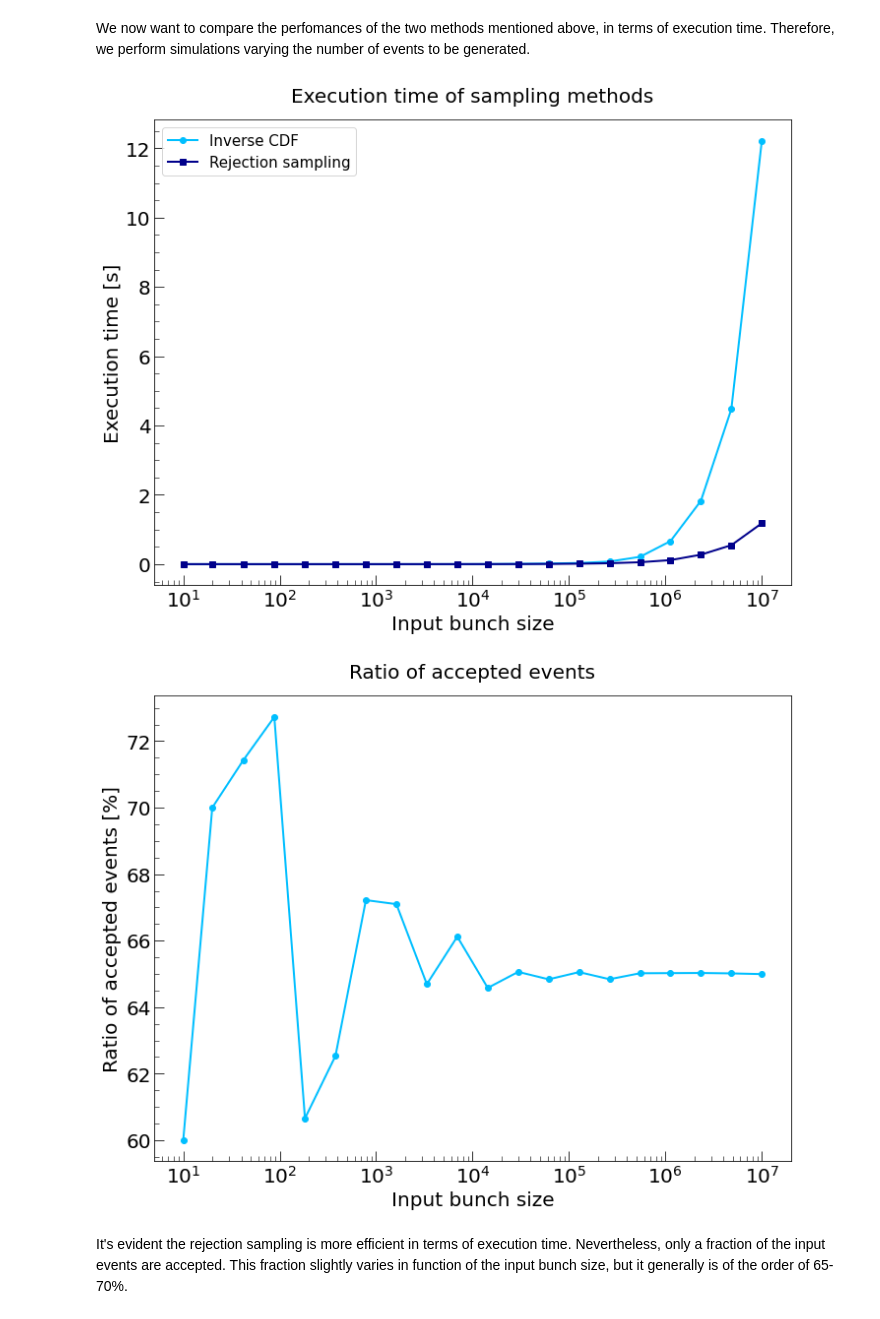
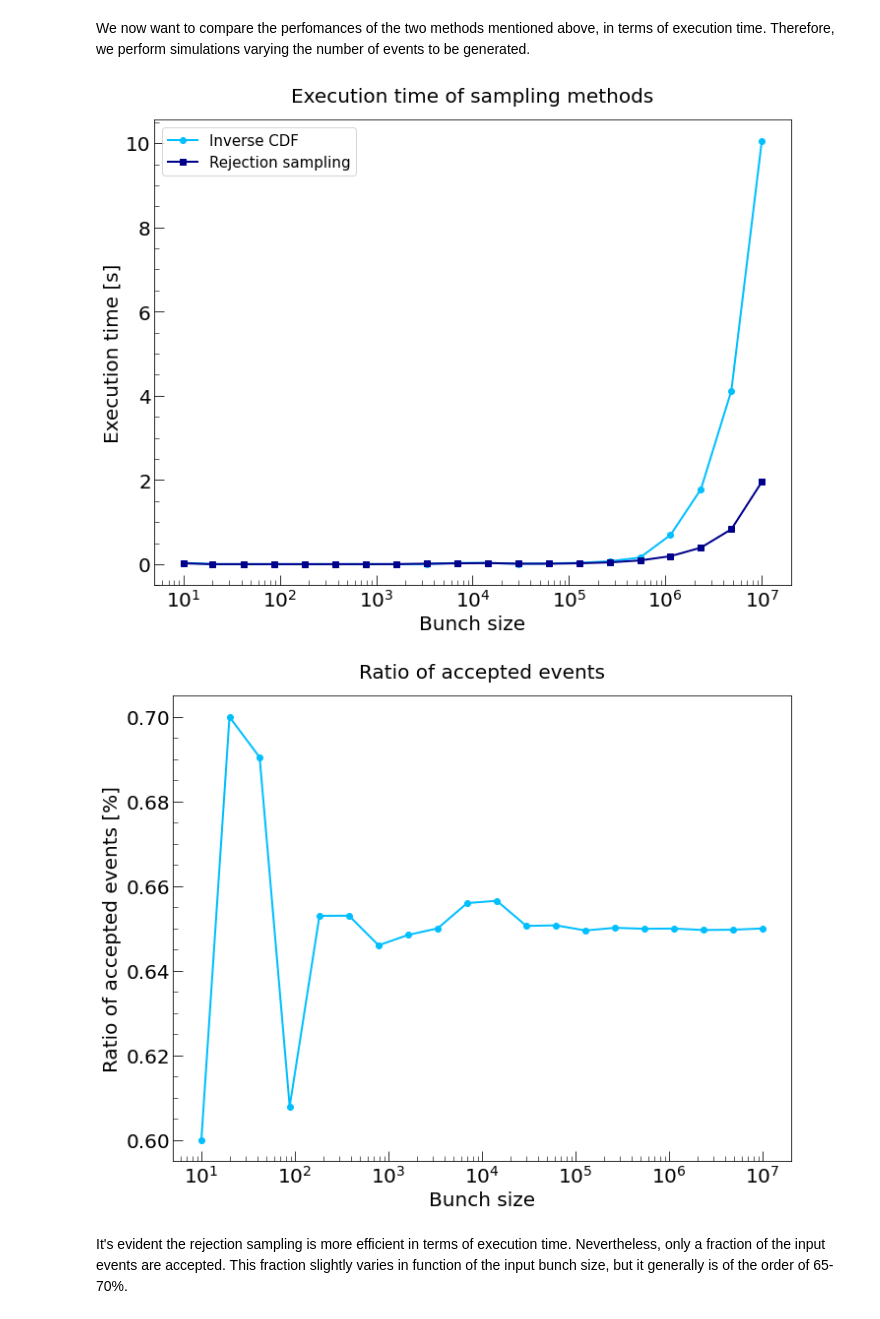
Before and after one commit to vanessacerrone/LEMMA_project, a Jupyter notebook: project_final.ipynb, the cells around one changed output. Saved outputs shown, nothing was run; the diff lists cells and outputs as text; code cells hidden in the pictures.

```diff
--- a/project_final.ipynb
+++ b/project_final.ipynb
@@ -1032,7 +1032,7 @@ In particular, we will compare the obtained angular distribution.
 # %%
 N = 10**6
 
-def hit_miss(sqr_s,dist,limits,bunch_size = 10**5):
+def hit_miss(sqr_s,dist,limits,bunch_size = 10**6):
     '''
     Function that generates one batch of scattering events using rejection sampling
 
@@ -1054,26 +1054,30 @@ def hit_miss(sqr_s,dist,limits,bunch_size = 10**5):
     u1 = limits[0] # minimum of sampling distribution
     u2 = limits[1] # maximum of sampling distribution
 
-    u = np.random.uniform(u1,u2,bunch_size)
+    u = np.random.uniform(u1,u2,2*bunch_size)
 
     lower = 0                        # accept-reject minimum for each point
     upper = np.max(dist(sqr_s**2,u)) # accept-reject maximum for each point
 
-    v = np.random.uniform(lower,upper,bunch_size)
+    v = np.random.uniform(lower,upper,2*bunch_size)
 
     # accepted points
     points = u[v < dist(sqr_s**2,u)]
 
-    return points
+    efficiency = len(points) / (2*bunch_size)
+
+    points = points[:bunch_size]
+
+    return points, efficiency
 # %%
 import time
 
 start = time.time()
-theta_samples = hit_miss(225.,ang,(0,np.pi),10**6)
+theta_samples,ratio = hit_miss(225.,ang,(0,np.pi),10**6)
 end = time.time()
 
 time_HM = round(end - start,3)
 
 print('Execution time: ',time_HM, 'sec for ',N, 'iterations')
-print('Accepted events ratio:', len(theta_samples)/N)
+print('Accepted events ratio:', ratio)
 # %% [output]
@@ -1115,7 +1119,7 @@ N_val = np.logspace(1,7,20, dtype = int)
 
 times_CDF = []
 times_HM = []
-
+ratio = []
 ### First method - CDF inversion ###
 for i in range(0,len(N_val)):
     theta = np.linspace(0, np.pi, N_val[i])
@@ -1129,9 +1133,10 @@ for i in range(0,len(N_val)):
 ### Second method - Rejection sampling ###
 for i in range(0,len(N_val)):
     start = time.time()
-    theta_samples = hit_miss(225.,ang,(0,np.pi),N_val[i])
+    theta_samples, efficiency = hit_miss(225.,ang,(0,np.pi),N_val[i])
     end = time.time()
     times_HM.append(round(end - start,6))
+    ratio.append(efficiency)
 # %%
 # Plot the results
 fig, ax = plt.subplots(1, figsize = (10,8))
@@ -1141,7 +1146,7 @@ ax.plot(N_val, times_HM,marker = 's', linewidth = 2, label = 'Rejection sampling
 
 ax.set_title('Execution time of sampling methods' ,fontsize = 20, pad = 18)
 ax.set_ylabel('Execution time [s]',fontsize = 20)
-ax.set_xlabel('Input bunch size',fontsize = 20)
+ax.set_xlabel('Bunch size',fontsize = 20)
 ax.tick_params(axis = 'both', which = 'major', direction = 'in', length = 10, labelsize = 20)
 ax.tick_params(axis = 'both', which = 'minor', direction = 'in', length = 5)
 ax.minorticks_on()
@@ -1149,38 +1154,32 @@ ax.set_xscale('log')
 ax.legend(loc='best', fontsize=15, ncol = 1)
 
 fig.tight_layout()
-#fig.savefig('figures/ex_time.pdf')
 plt.show()
 # %% [output]
-[figure, old version]
+[figure, new version]
 # %%
 # Evaluate the fraction of accepted events with rejection sampling method
 N_val = np.logspace(1,7,20, dtype=int)
 
-ratio = []
-
-for i in range(0,len(N_val)):
-    theta_samples = hit_miss(225.,ang,(0,np.pi), N_val[i])
-    ratio.append(100 * len(theta_samples) / N_val[i])
 
 # Plot the results
 fig, ax = plt.subplots(1, figsize = (10,8))
 
 ax.plot(N_val,ratio,marker = 'o',linewidth=2, color = 'deepskyblue')
 
 ax.set_title('Ratio of accepted events' ,fontsize = 20, pad = 18)
 ax.set_ylabel('Ratio of accepted events [%]',fontsize = 20)
-ax.set_xlabel('Input bunch size',fontsize = 20)
+ax.set_xlabel('Bunch size',fontsize = 20)
 ax.tick_params(axis = 'both', which = 'major', direction = 'in', length = 10, labelsize = 20)
 ax.tick_params(axis = 'both', which = 'minor', direction = 'in', length = 5)
 ax.minorticks_on()
 ax.set_xscale('log')
 
 fig.tight_layout()
 #fig.savefig('figures/accepted_events.pdf')
 plt.show()
 # %% [output]
-[figure, old version]
+[figure, new version]
 # %% [markdown]
 It's evident the rejection sampling is more efficient in terms of execution time. Nevertheless, only a fraction
 of the input events are accepted. This fraction slightly varies in function of the input bunch size, but it generally
```
Also changed, not shown: parts of 57 cells of this notebook, 1 other file.
